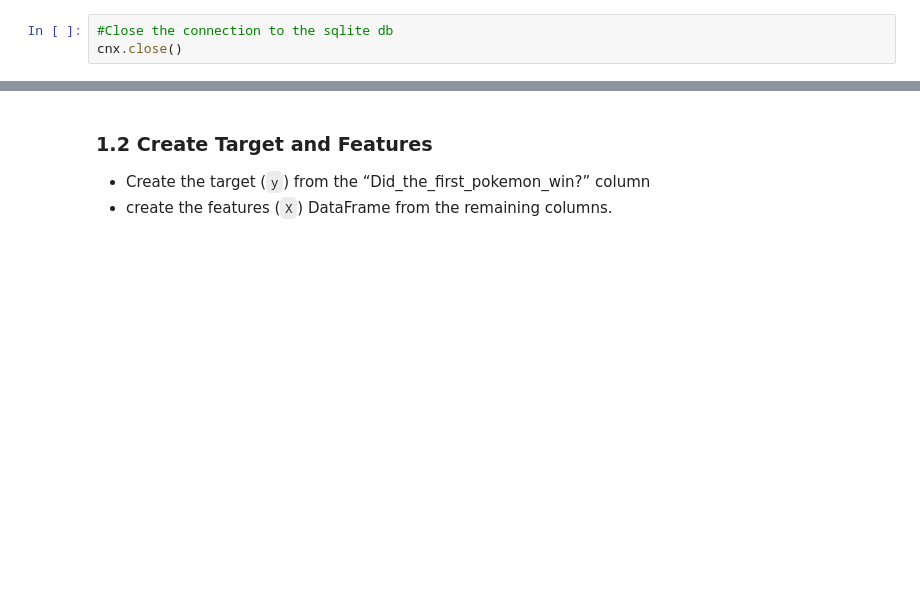
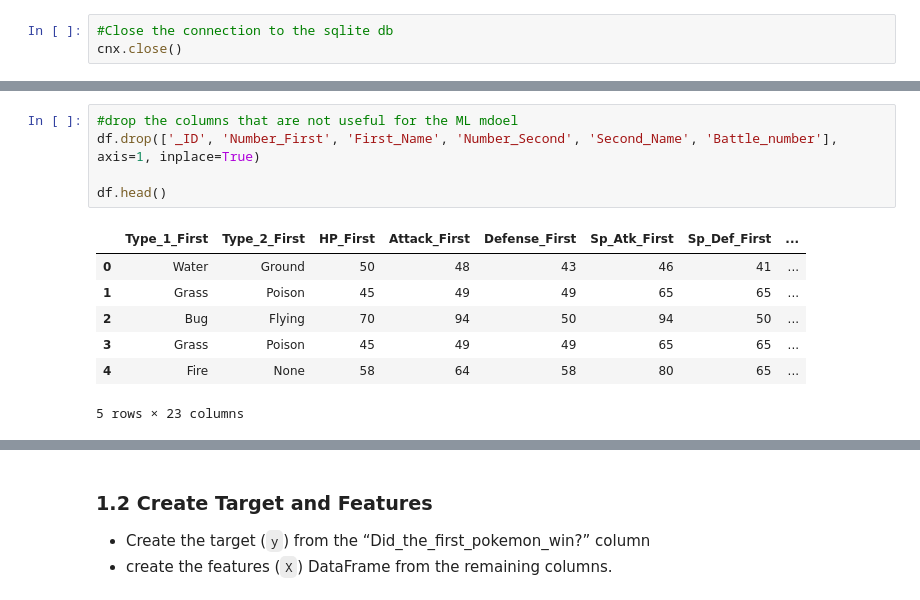
Before and after one commit to leajinks/Pokemon-Predictor, a Jupyter notebook: ml_model.ipynb, the cells around one changed output, grey strips where cells are left out. Drawn from its saved outputs; the diff is of its cells as text; blank space fills up the shorter version.

```diff
--- a/ml_model.ipynb
+++ b/ml_model.ipynb
@@ -66,0 +68,13 @@ cnx.close()
+# %%
+#drop the columns that are not useful for the ML mdoel
+df.drop(['_ID', 'Number_First', 'First_Name', 'Number_Second', 'Second_Name', 'Battle_number'], axis=1, inplace=True)
+
+df.head()
+# %% [output]
+|  | Type_1_First | Type_2_First | HP_First | Attack_First | Defense_First | Sp_Atk_First | Sp_Def_First | ... |
+| 0 | Water | Ground | 50 | 48 | 43 | 46 | 41 | ... |
+| 1 | Grass | Poison | 45 | 49 | 49 | 65 | 65 | ... |
+| 2 | Bug | Flying | 70 | 94 | 50 | 94 | 50 | ... |
+| 3 | Grass | Poison | 45 | 49 | 49 | 65 | 65 | ... |
+| 4 | Fire | None | 58 | 64 | 58 | 80 | 65 | ... |
+5 rows × 23 columns
```
Also changed, not shown: parts of 15 cells of this notebook.
